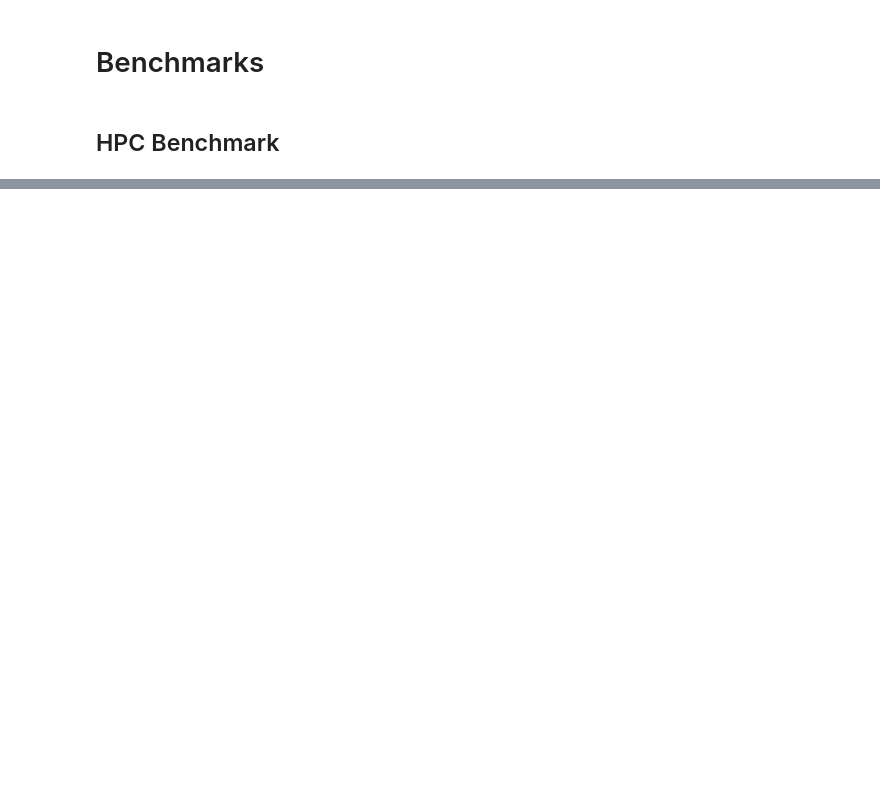
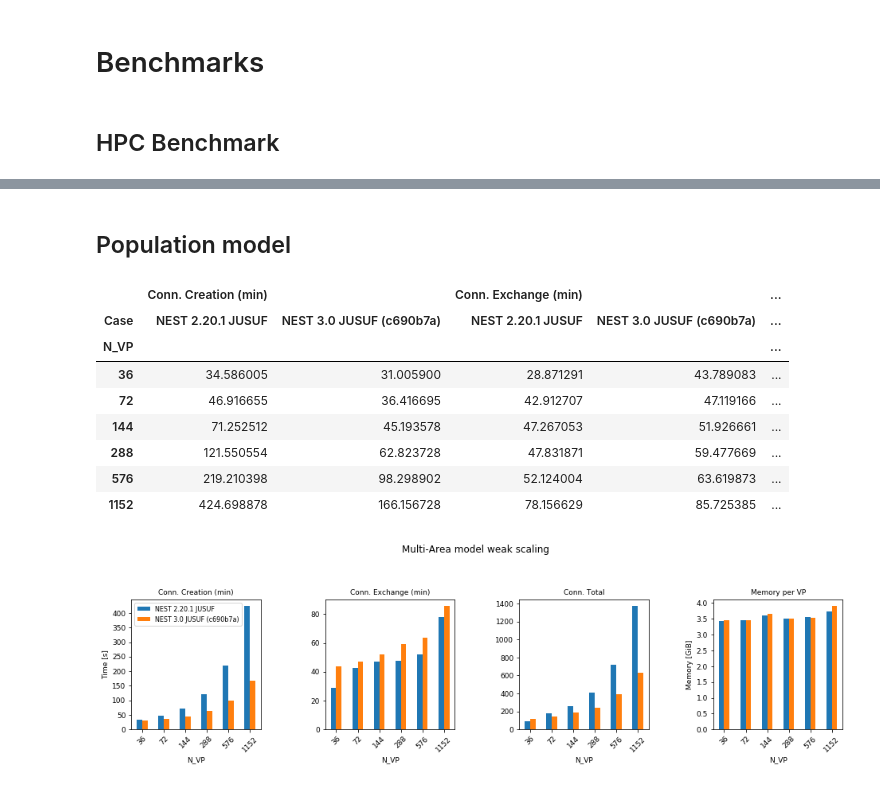
Before and after one commit to INM-6/beNNch, a Jupyter notebook: results/NEST_3_0_benchmark_results/JUSUF.ipynb, the cells around one changed output, grey strips where cells are left out. Drawn from its saved outputs; the diff is of its cells as text; code cells hidden in the pictures; blank space fills up the shorter version.

```diff
--- a/results/NEST_3_0_benchmark_results/JUSUF.ipynb
+++ b/results/NEST_3_0_benchmark_results/JUSUF.ipynb
@@ -171,0 +206,28 @@ Name: N_conns_sum, dtype: float64
+# %% [markdown]
+## Population model
+# %%
+pop_2201 = pd.read_csv('results/jusuf/population_model_2_20_1_jusuf.csv')
+pop_2201['Case'] = ['NEST 2.20.1 JUSUF'] * len(pop_2201)
+
+pop_3_c6 = pd.read_csv('results/jusuf/population_model_3_0_c690b7a_jusuf.csv')
+pop_3_c6['Case'] = ['NEST 3.0 JUSUF (c690b7a)'] * len(pop_3_c6)
+
+pop = pd.concat([pop_2201, pop_3_c6])
+
+pop = calculate_T_conn_and_memory(pop)
+pop_p = plot_compare(pop, 'figures/jusuf/multi-area_model_weak_scaling.pdf', legend_loc='upper left',
+                     plot_T_sim=False,
+                     title='Multi-Area model weak scaling')
+
+pop_p
+# %% [output]
+|  | Conn. Creation (min) |  | Conn. Exchange (min) |  | ... |
+| Case | NEST 2.20.1 JUSUF | NEST 3.0 JUSUF (c690b7a) | NEST 2.20.1 JUSUF | NEST 3.0 JUSUF (c690b7a) | ... |
+| N_VP |  |  |  |  | ... |
+| 36 | 34.586005 | 31.005900 | 28.871291 | 43.789083 | ... |
+| 72 | 46.916655 | 36.416695 | 42.912707 | 47.119166 | ... |
+| 144 | 71.252512 | 45.193578 | 47.267053 | 51.926661 | ... |
+| 288 | 121.550554 | 62.823728 | 47.831871 | 59.477669 | ... |
+| 576 | 219.210398 | 98.298902 | 52.124004 | 63.619873 | ... |
+| 1152 | 424.698878 | 166.156728 | 78.156629 | 85.725385 | ... |
+[figure, added]
```
Also changed, not shown: parts of 3 cells of this notebook, 18 other files.
